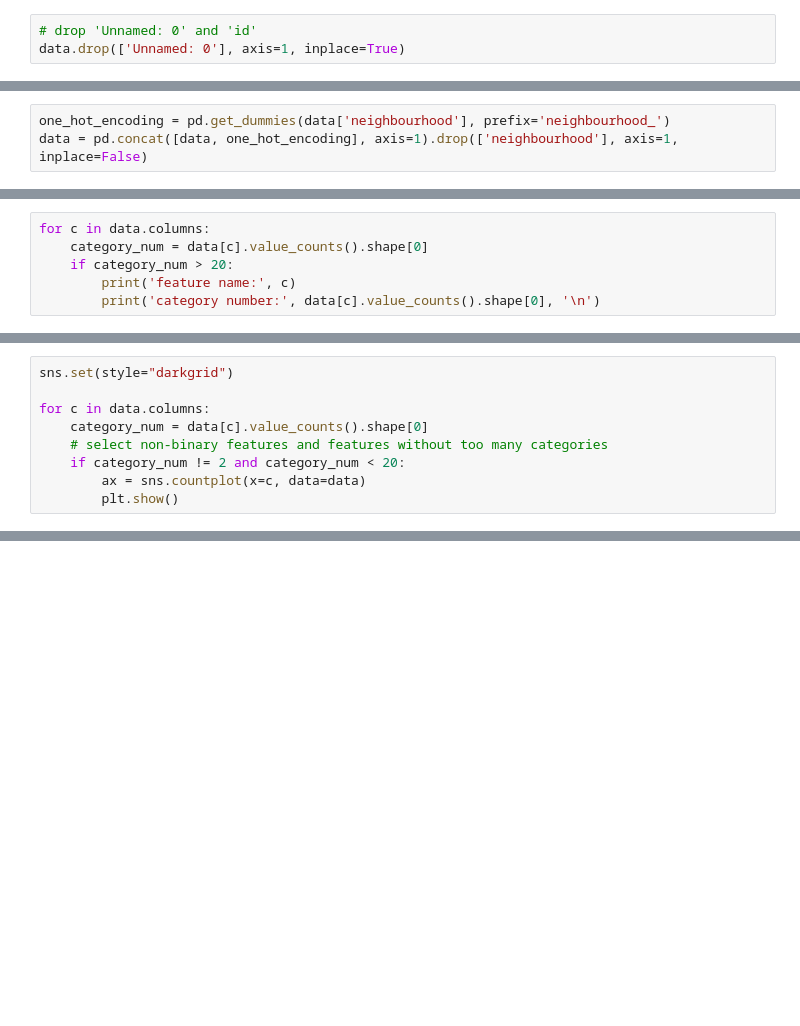
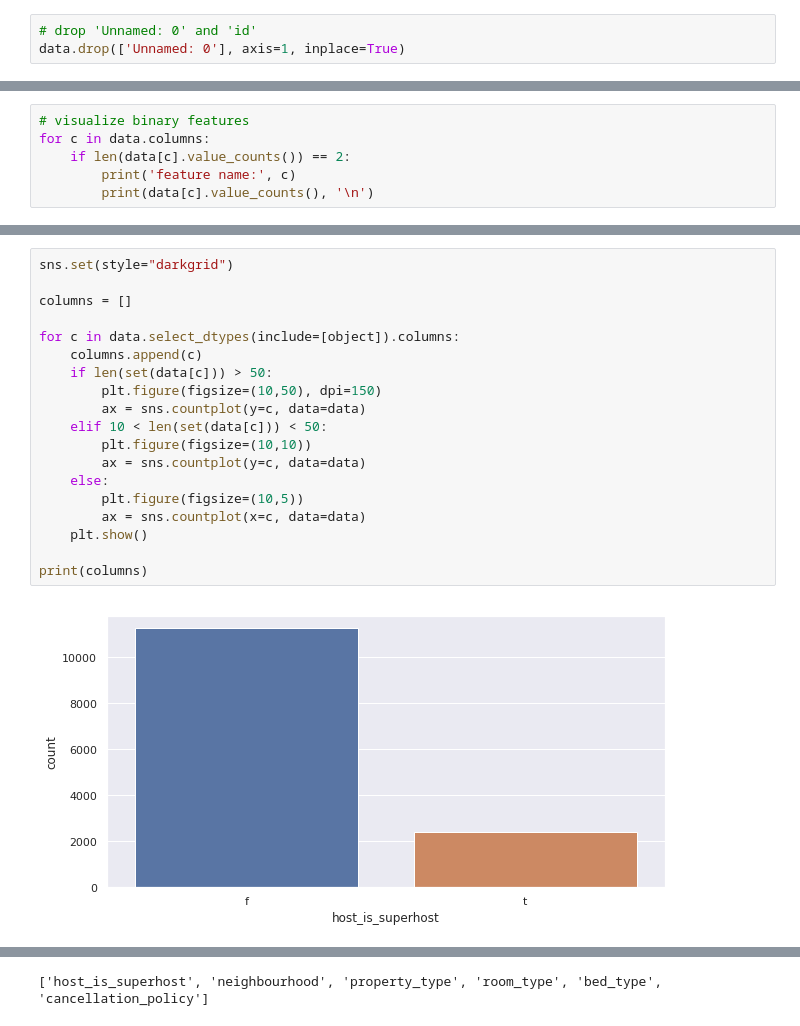
Before and after one commit to Lukas-Justen/Airbnb-Price-Evaluator, a Jupyter notebook: exploratory_data_analysis.ipynb, the cells around one changed output, grey strips where cells are left out. Drawn from its saved outputs; the diff is of its cells as text; blank space fills up the shorter version.

```diff
--- a/exploratory_data_analysis.ipynb
+++ b/exploratory_data_analysis.ipynb
@@ -66,3 +46,0 @@ data.head()
-# %%
-one_hot_encoding = pd.get_dummies(data['neighbourhood'], prefix='neighbourhood_')
-data = pd.concat([data, one_hot_encoding], axis=1).drop(['neighbourhood'], axis=1, inplace=False)
@@ -100,8 +68,8 @@ feature name: neighbourhood__86
 category number: 2
 # %%
+# visualize binary features
 for c in data.columns:
-    category_num = data[c].value_counts().shape[0]
-    if category_num > 20:
+    if len(data[c].value_counts()) == 2:
         print('feature name:', c)
-        print('category number:', data[c].value_counts().shape[0], '\n')
+        print(data[c].value_counts(), '\n')
 # %% [output]
@@ -125,9 +92,0 @@ category number: 655
-# %%
-sns.set(style="darkgrid")
-
-for c in data.columns:
-    category_num = data[c].value_counts().shape[0]
-    # select non-binary features and features without too many categories
-    if category_num != 2 and category_num < 20:
-        ax = sns.countplot(x=c, data=data)
-        plt.show()
@@ -143,0 +93,21 @@ for c in data.columns:
+# %%
+sns.set(style="darkgrid")
+
+columns = []
+
+for c in data.select_dtypes(include=[object]).columns:
+    columns.append(c)
+    if len(set(data[c])) > 50:
+        plt.figure(figsize=(10,50), dpi=150)
+        ax = sns.countplot(y=c, data=data)
+    elif 10 < len(set(data[c])) < 50:
+        plt.figure(figsize=(10,10))
+        ax = sns.countplot(y=c, data=data)
+    else:
+        plt.figure(figsize=(10,5))
+        ax = sns.countplot(x=c, data=data)
+    plt.show()
+
+print(columns)
+# %% [output]
+[figure, added]
@@ -143,0 +119 @@ for c in data.columns:
+['host_is_superhost', 'neighbourhood', 'property_type', 'room_type', 'bed_type', 'cancellation_policy']
```
Also changed, not shown: parts of 29 cells of this notebook.
